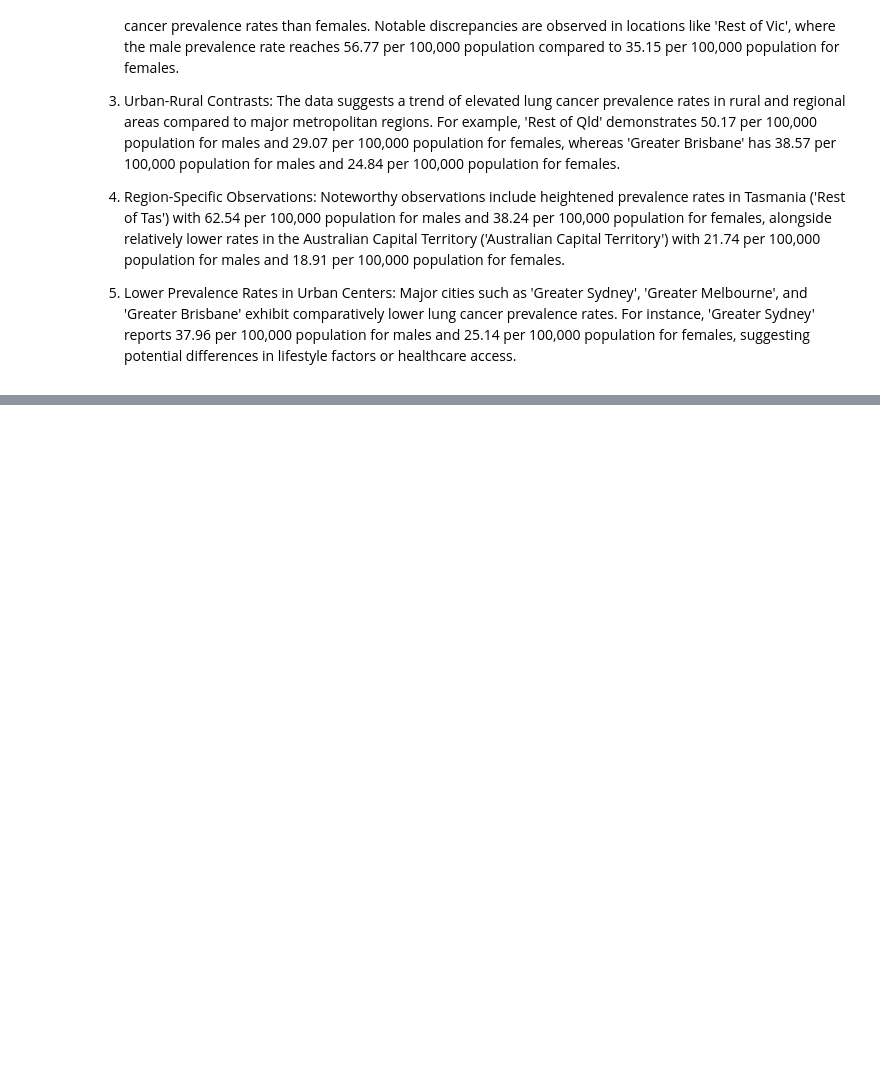
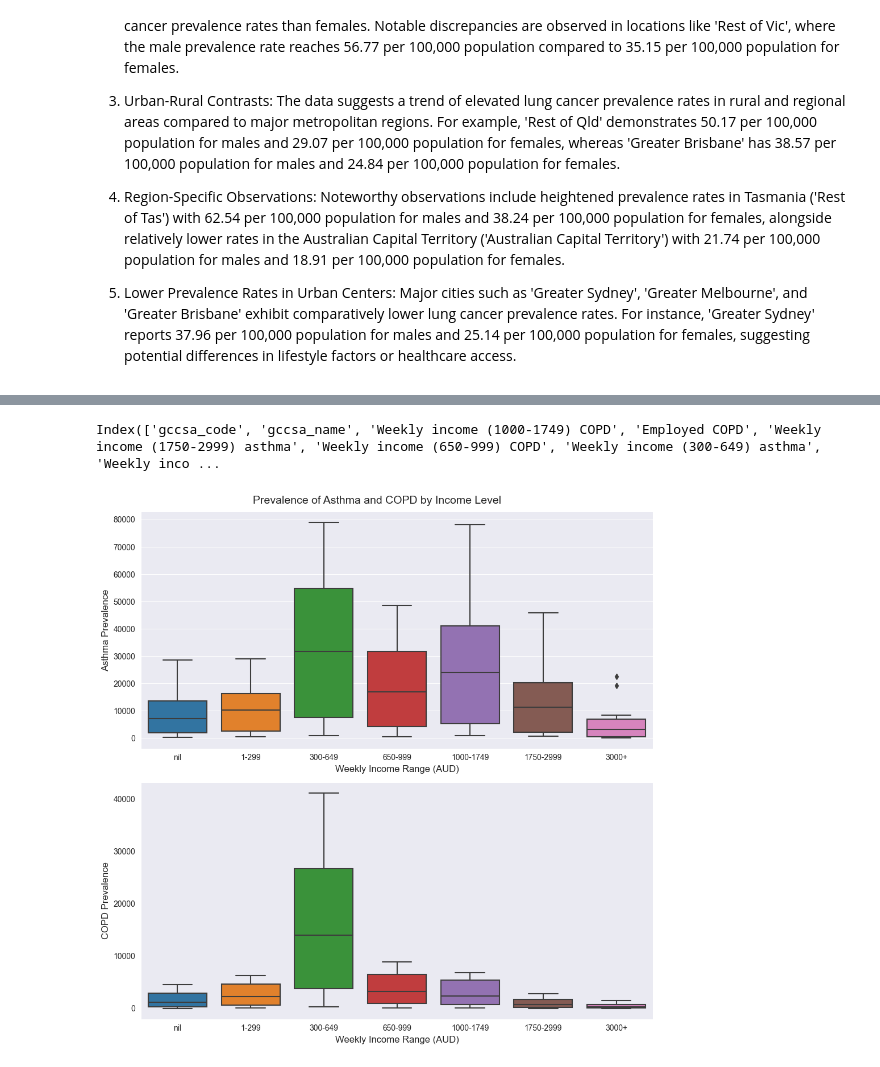
Before and after one commit to Rafsan7238/Analysing-Air-Quality-and-Lung-Disorder-in-Australia, a Jupyter notebook: frontend/Lung Disease Analysis.ipynb, the cells around one changed output, grey strips where cells are left out. Saved outputs shown, nothing was run; the diff lists cells and outputs as text; code cells hidden in the pictures; blank space fills up the shorter version.

Commit message:
Added Prevalence of Asthma and COPD by Income Level

```diff
--- a/frontend/Lung Disease Analysis.ipynb
+++ b/frontend/Lung Disease Analysis.ipynb
@@ -201,0 +208,37 @@ Major cities such as 'Greater Sydney', 'Greater Melbourne', and 'Greater Brisban
+# %%
+# Check the column names of the dataset
+census_by_inc_emp_data.columns
+# %% [output]
+Index(['gccsa_code', 'gccsa_name', 'Weekly income (1000-1749) COPD', 'Employed COPD', 'Weekly income (1750-2999) asthma', 'Weekly income (650-999) COPD', 'Weekly income (300-649) asthma', 'Weekly inco ...
+# %%
+# Get required subsets of data
+asthma_data = census_by_inc_emp_data[['Weekly income (nil) asthma', 'Weekly income (1-299) asthma', 'Weekly income (300-649) asthma', 'Weekly income (650-999) asthma', 'Weekly income (1000-1749) asthma', 'Weekly income (1750-2999) asthma', 'Weekly income (3000+) asthma']]
+copd_data = census_by_inc_emp_data[['Weekly income (nil) COPD', 'Weekly income (1-299) COPD', 'Weekly income (300-649) COPD', 'Weekly income (650-999) COPD', 'Weekly income (1000-1749) COPD', 'Weekly income (1750-2999) COPD', 'Weekly income (3000+) COPD']]
+
+# Preprocess column names to extract the desired label
+income_labels = [col.split('(')[1].split(')')[0] for col in asthma_data.columns]
+
+# Create subplots for each disease
+fig, axes = plt.subplots(2, 1, figsize=(10, 10))
+
+# Plot the boxes
+sns.boxplot(data=asthma_data, palette='tab10', ax=axes[0])
+axes[0].set_ylabel('Asthma Prevalence', fontsize=12)
+axes[0].set_xlabel('Weekly Income Range (AUD)', fontsize=12)
+axes[0].set_xticklabels(income_labels)
+
+sns.boxplot(data=copd_data, palette='tab10', ax=axes[1])
+axes[1].set_ylabel('COPD Prevalence', fontsize=12)
+axes[1].set_xlabel('Weekly Income Range (AUD)', fontsize=12)
+axes[1].set_xticklabels(income_labels)
+
+# Add title
+plt.suptitle('Prevalence of Asthma and COPD by Income Level', fontsize=14)
+
+# Add gridlines along the y-axis
+plt.grid(axis='y')
+
+plt.tight_layout()
+plt.show()
+# %% [output]
+[figure, added]
```
Also changed, not shown: parts of 2 cells of this notebook.
